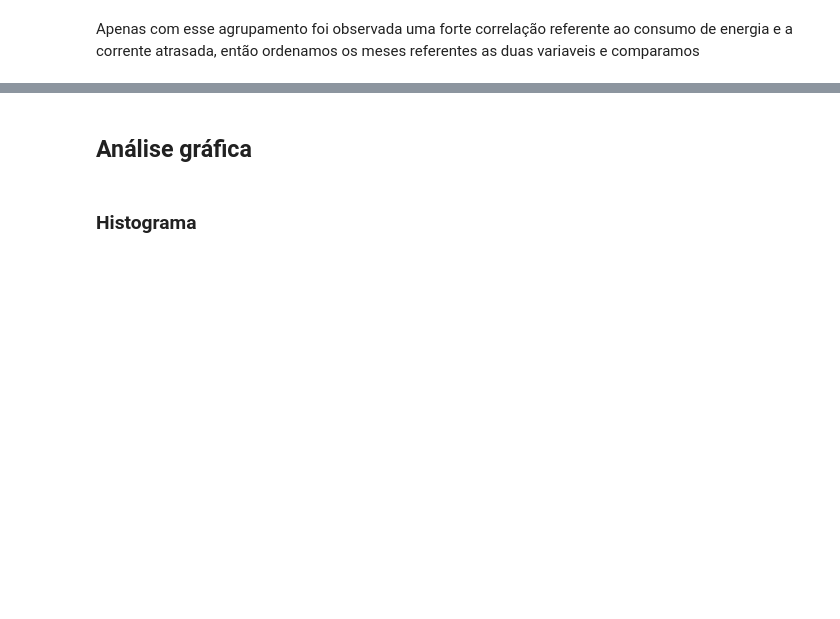
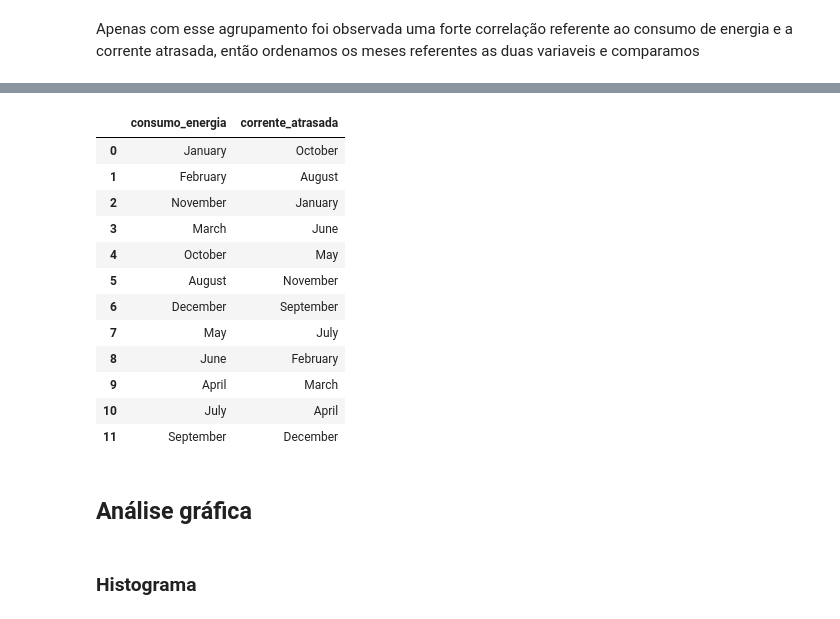
Before and after one commit to MatBrands/Data4All_Business-Case, a Jupyter notebook: main/notebooks/eda.ipynb, the cells around one changed output, grey strips where cells are left out. Cells and saved outputs as stored; diff of their text form; code cells hidden in the pictures; blank space fills up the shorter version.

```diff
--- a/main/notebooks/eda.ipynb
+++ b/main/notebooks/eda.ipynb
@@ -195,7 +196,5 @@ df_groupby_month
 # %% [markdown]
 Apenas com esse agrupamento foi observada uma forte correlação referente ao consumo de energia e a corrente atrasada, então ordenamos os meses referentes as duas variaveis e comparamos
 # %%
-consumo_energia = df_groupby_month.sort_values('consumo_energia', ascending=False).index
-corrente_atrasada = df_groupby_month.sort_values('corrente_atrasada', ascending=False).index
-
-pd.DataFrame(data=[consumo_energia, corrente_atrasada], index=['consumo_energia', 'corrente_atrasada']).T
+consumo_energia = df_groupby_month.consumo_energia.sort_values('mean', ascending=False).index, df_groupby_month.consumo_energia.sort_values('median', ascending=False).index
+corrente_atrasada = df_groupby_month.corrente_atrasada.sort_values('mean', ascending=False).index, df_groupby_month.corrente_atrasada.sort_values('median', ascending=False).index
@@ -216,3 +218,20 @@ pd.DataFrame(data=[consumo_energia, corrente_atrasada], index=['consumo_energia'
+# %%
+# Median
+pd.DataFrame(data=[consumo_energia[1], corrente_atrasada[1]], index=['consumo_energia', 'corrente_atrasada']).T
+# %% [output]
+|  | consumo_energia | corrente_atrasada |
+| 0 | January | October |
+| 1 | February | August |
+| 2 | November | January |
+| 3 | March | June |
+| 4 | October | May |
+| 5 | August | November |
+| 6 | December | September |
+| 7 | May | July |
+| 8 | June | February |
+| 9 | April | March |
+| 10 | July | April |
+| 11 | September | December |
 # %% [markdown]
 ## Análise gráfica
 # %% [markdown]
```
Also changed, not shown: parts of 24 cells of this notebook, 4 other files.
